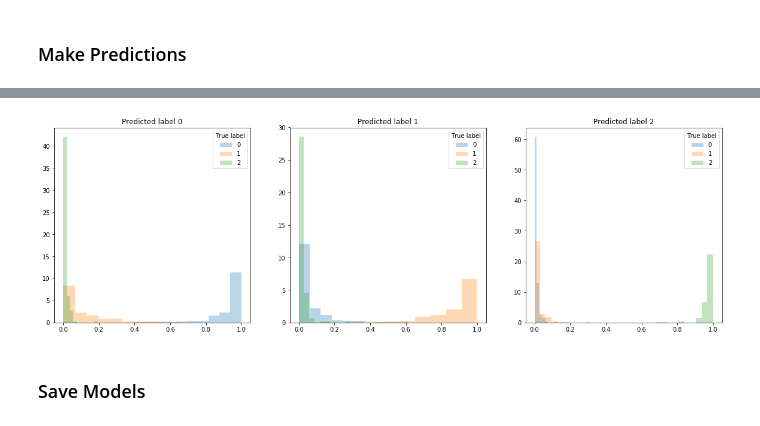
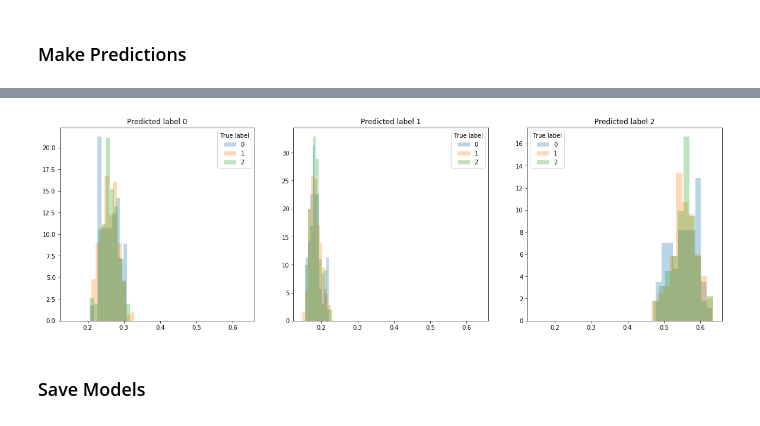
Before and after one commit to isms/ac297r-capstone-project, a Jupyter notebook: notebooks/aerial_model.ipynb, the cells around one changed output, grey strips where cells are left out. Drawn from its saved outputs; the diff is of its cells as text; code cells hidden in the pictures.

Commit message:
converged models, but stagnant val acc

```diff
--- a/notebooks/aerial_model.ipynb
+++ b/notebooks/aerial_model.ipynb
@@ -112,7 +112,7 @@ optimizer = keras.optimizers.Adam(lr=lr)
 # define learning rate decay method - two options
 # lr_decay = tensorflow.keras.callbacks.LearningRateScheduler(schedule=lambda epoch: lr * (0.9 ** epoch))
 lr_decay = keras.callbacks.ReduceLROnPlateau(monitor='val_loss',
-                                                        factor=0.001,
+                                                        factor=0.05,
                                                         patience=2,
                                                         verbose=True,
                                                         mode='auto',
@@ -122,7 +122,7 @@ lr_decay = keras.callbacks.ReduceLROnPlateau(monitor='val_loss',
 
 early_stopping = keras.callbacks.EarlyStopping(monitor='val_loss',
                                                min_delta=0.01,
-                                               patience=5,
+                                               patience=3,
                                                verbose=True,
                                                mode='auto',
                                                baseline=None,
@@ -132,10 +132,10 @@ early_stopping = keras.callbacks.EarlyStopping(monitor='val_loss',
 loss = keras.losses.CategoricalCrossentropy(label_smoothing=0.2) #smoothed labels
 
 # define pretrained model
-pretrained_model = keras.applications.InceptionResNetV2(include_top=False, input_shape=aer_image_dim, pooling = 'avg')
+pretrained_model = keras.applications.ResNet50(include_top=False, input_shape=aer_image_dim, pooling = 'avg')
 print('number of layers in pretrained model: ', len(pretrained_model.layers))
 
 # I tried unfreezing none to some - more fine tuning required here but not sure it makes much of a diff atm
-for layer in pretrained_model.layers[:-200]:
+for layer in pretrained_model.layers[:-50]:
     layer.trainable = False
 # %% [output]
@@ -185,7 +182,7 @@ drop_channel = lambda x: x[:,:,0:3]
 gen_obj = ImageDataGenerator(preprocessing_function=drop_channel,
                                     rescale=1.0/255.0,
                                     horizontal_flip = True, vertical_flip = True,
-                                    width_shift_range = 0.1, height_shift_range = 0.15,
+                                    width_shift_range = 0.1, height_shift_range = 0.1,
                                     zoom_range = 0.2, rotation_range = 50)
 
 ## train
@@ -284,12 +281,12 @@ train_generator = gen_obj.flow_from_dataframe(train_data,
                                             directory = image_dir,
                                             x_col= x_column,
                                             y_col= y_column,
-                                            target_size=(sv_image_dim[0], sv_image_dim[1]),
+                                            target_size=(aer_image_dim[0], aer_image_dim[1]),
                                             color_mode=color_mode,
                                             class_mode='categorical',
                                             batch_size=train_data.shape[0],
                                             shuffle=False,
-                                            seed=10)
+                                            seed=1)
 
 train_preds = model.predict_generator(train_generator, steps = 1)
 train_data['predicted_label'] = np.argmax(train_preds, axis = 1)
@@ -301,7 +305,7 @@ test_generator = test_gen_obj.flow_from_dataframe(test_data,
                                             directory = image_dir,
                                             x_col= x_column,
                                             y_col= y_column,
-                                            target_size=(sv_image_dim[0], sv_image_dim[1]),
+                                            target_size=(aer_image_dim[0], aer_image_dim[1]),
                                             color_mode=color_mode,
                                             class_mode='categorical',
                                             batch_size=test_data.shape[0],
@@ -340,13 +347,13 @@ elif len(train_preds.shape) > 1:
 # %%
 fig, ax = plt.subplots(1, 3, sharex=True, figsize=(20,6))
 for i in range(train_preds.shape[1]):
 #     print(i)
     for lab in ['0','1','2']:
-        ax[i].hist(train_preds[train_data['three_class_label']==lab,i], alpha=0.3, density=True, label=lab)
+        ax[i].hist(train_preds[train_data[y_column]==lab,i], alpha=0.3, density=True, label=lab)
     ax[i].legend(title='True label');
     ax[i].set_title('Predicted label ' + str(i))
 # %% [output]
-[figure, old version]
+[figure, new version]
 # %% [markdown]
 ### Save Models
 # %%
```
Also changed, not shown: parts of 13 cells of this notebook, 1 other file.
